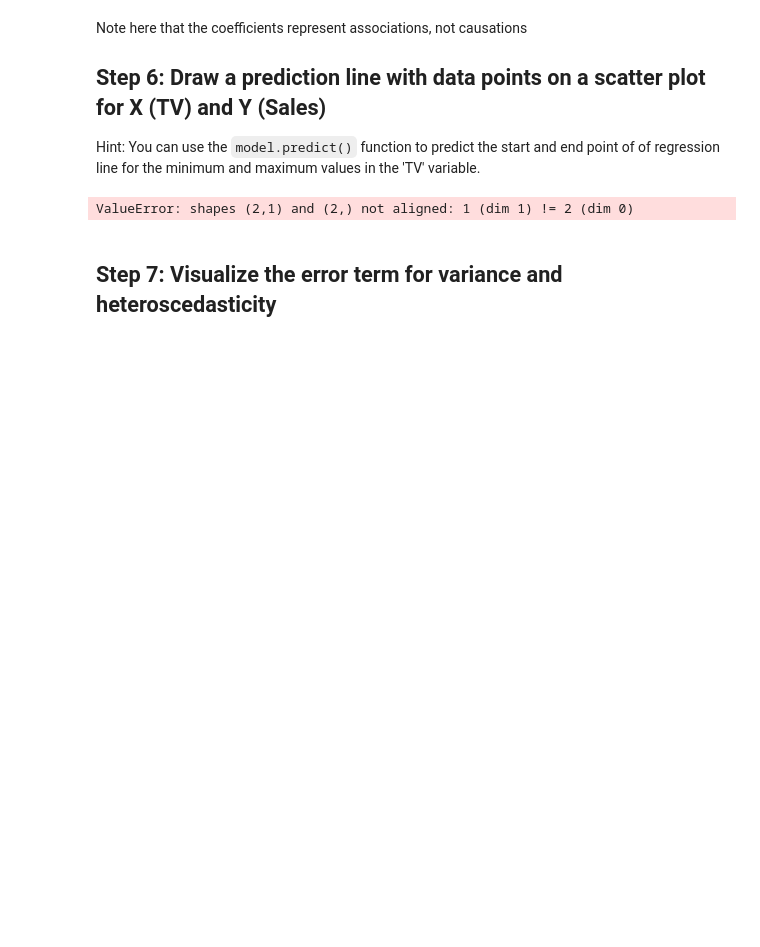
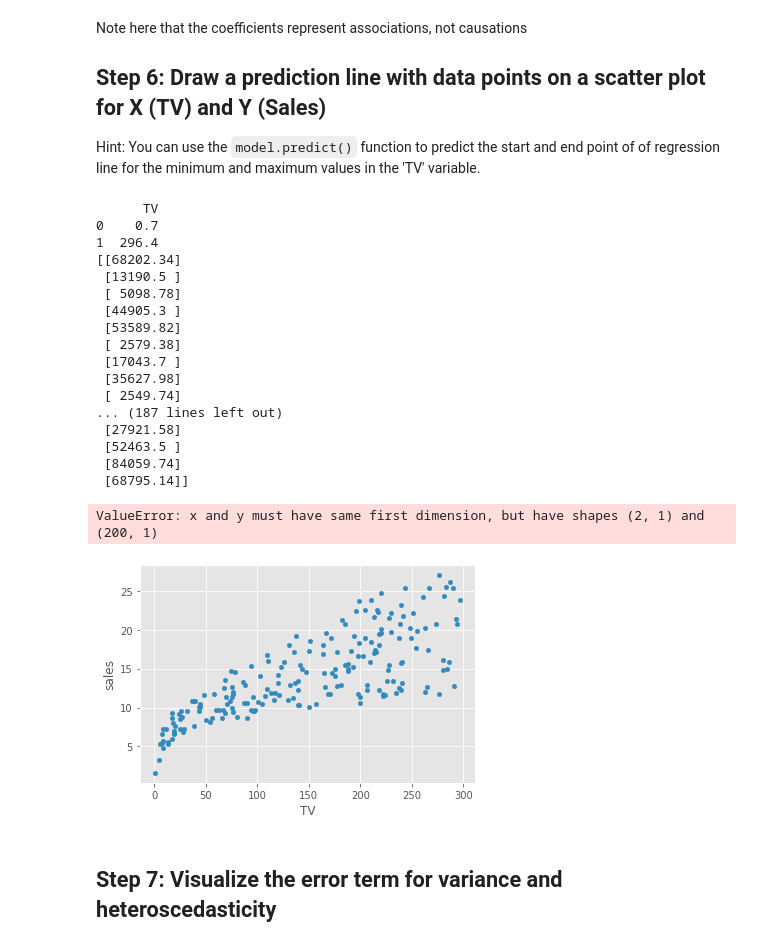
Before and after one commit to yabughaida/dsc-ols-statsmodels-lab-hbs-ds-060120, a Jupyter notebook: index.ipynb, the cells around one changed output. Cells and saved outputs as stored; diff of their text form; code cells hidden in the pictures; blank space fills up the shorter version.

```diff
--- a/index.ipynb
+++ b/index.ipynb
@@ -167,17 +167,36 @@ Hint: You can use the `model.predict()` function to predict the start and end po
 # %%
 # create a DataFrame with the minimum and maximum values of TV
 X_new = pd.DataFrame({'TV': [data.TV.min(), data.TV.max()]})
+print(X_new.head())
 
 # make predictions for those x values and store them
-preds = fitted_model.predict(X_new.values.reshape(-1,1))
-print(preds)
+preds = model.predict(X_new)
+print (preds)
 
 # first, plot the observed data and the least squares line
 data.plot(kind='scatter', x='TV', y='sales')
 plt.plot(X_new, preds, c='red', linewidth=2)
 plt.show()
 # %% [output]
-ValueError: shapes (2,1) and (2,) not aligned: 1 (dim 1) != 2 (dim 0)
+      TV
+0    0.7
+1  296.4
+[[68202.34]
+ [13190.5 ]
+ [ 5098.78]
+ [44905.3 ]
+ [53589.82]
+ [ 2579.38]
+ [17043.7 ]
+ [35627.98]
+ [ 2549.74]
+... (187 lines left out)
+ [27921.58]
+ [52463.5 ]
+ [84059.74]
+ [68795.14]]
+ValueError: x and y must have same first dimension, but have shapes (2, 1) and (200, 1)
+[figure, added]
 # %% [markdown]
 ## Step 7: Visualize the error term for variance and heteroscedasticity
 # %%
```
